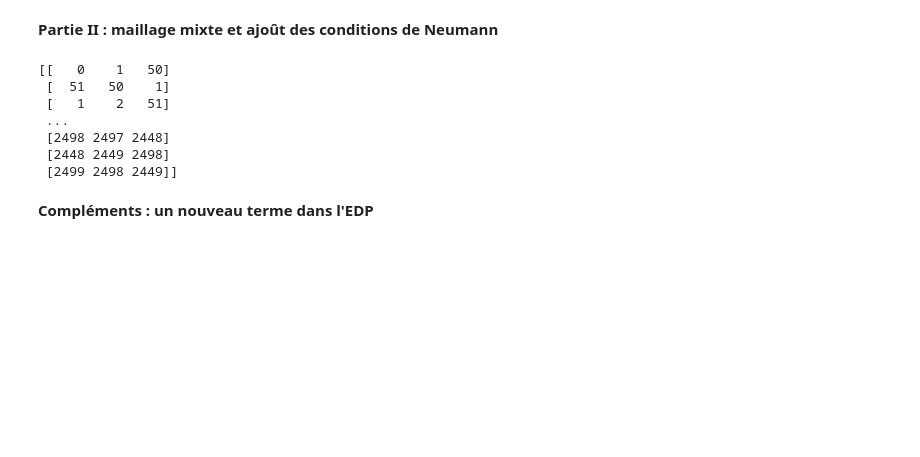
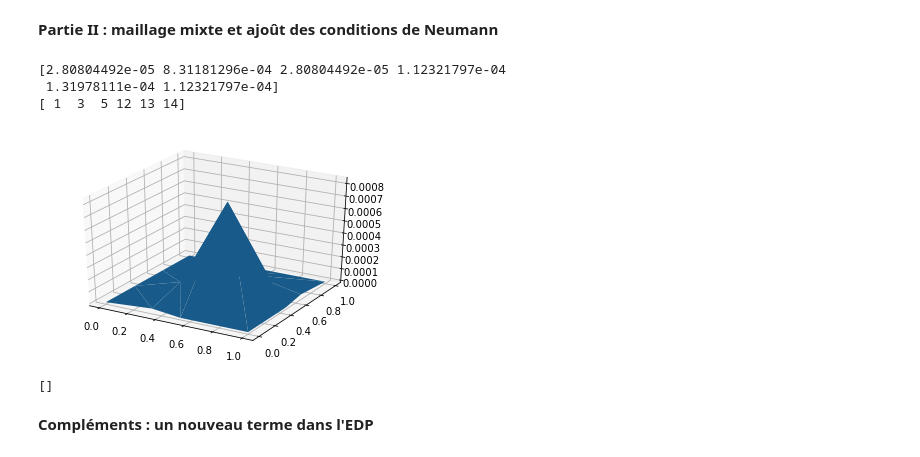
Before and after one commit to AnasSeghrouchni/ENSEEIHT, a Jupyter notebook: 2A/EDP/TP-EDP.ipynb, the cells around one changed output. Drawn from its saved outputs; the diff is of its cells as text; code cells hidden in the pictures; blank space fills up the shorter version.

```diff
--- a/2A/EDP/TP-EDP.ipynb
+++ b/2A/EDP/TP-EDP.ipynb
@@ -204,28 +192,2 @@ print(dirichlet.flatten())
 # %% [markdown]
 **Partie II : maillage mixte et ajoût des conditions de Neumann**
-# %%
-def mat_raideur_elementaire_quadrangle(indice, elements4, coordinates, f):
-    #récupère les points du triangle
-    quadrangle = elements4[indice]
-    #récupère les coordonées des points
-    [x1,y1] = coordinates[quadrangle[0]]
-    [x2,y2] = coordinates[quadrangle[1]]
-    [x3,y3] = coordinates[quadrangle[2]]
-    [x4,y4] = coordinates[quadrangle[3]]
-    #calcul de alpha
-    alpha = (x2 - x1)*(y3 - y1) - (y2 - y1)*(x3 -x1)
-    #calcul des gradients
-    gradients = np.zeros((3,2))
-    gradients[0] = np.multiply([y2 - y3, x3 - x2],(1/alpha))
-    gradients[1] = np.multiply([y3 - y1, x1 - x3],(1/alpha))
-    gradients[2] = np.multiply([y1 - y2, x2 - x1],(1/alpha))
-    #calcul de l'aire du triangle
-    T = alpha / 2
-    #calcul de M
-    M = T * np.dot(gradients,np.transpose(gradients))
-    #calcul du second terme
-    #calcul du barycentre
-    xg = (x1+x2+x3) / 3
-    yg = (y1+y2+y3) / 3
-    z = (alpha / 6)*f(xg, yg)
-    return [M, z]
@@ -232,23 +284,41 @@ def mat_raideur_elementaire_quadrangle(indice, elements4, coordinates, f):
 # %%
 ############################# Maillage mixte ################
 e3=np.array([[1,2,12],[2,3,12],[3,4,14],[4,5,14],[2,15,3],[3,15,4]]).astype(int)
 e4=np.array([[0,1,12,11],[11,12,13,10],[12,3,14,13],[10,13,8,9],[13,14,7,8],[14,5,6,7]]).astype(int)
 dds=np.array([2,15,4,6,7,8,9,10,11,0]).astype(int)
 nns=np.array([[4,5],[5,6],[0,1],[1,2]]).astype(int)
 ccs=np.array([[0.,0.],[0.33333333333333,0],[0.53333333333333,0.],
                       [0.66666666666667,0.33333333333333],[1.,0.47],[1,0.66666666666667],
                      [1.,1.],[0.66666666666667,1.],[0.33333333333333,1.], [0.,1.],
                      [0.,0.66666666666667],[0.,0.33333333333333],[0.33333333333333,0.33333333333333],
                      [0.33333333333333,0.66666666666667],[0.66666666666667,0.66666666666667],[1.,0.]])
+n = 4
+def g(x,y):
+    return 0
+
+def ud(x,y):
+    return 0
+
+def f(x,y):
+    return 1
+
+[A, b] = assemblage_mixte_A(e3, e4, ccs, ud, g, f, dds, nns)
+Abis,bbis,indice = sous_matrice(A,b,dds,n)
+print(np.linalg.solve(Abis, bbis))
+u = np.zeros(n*n)
+for i in dds:
+    u[i] = ud(ccs[i][0],ccs[i][1])
+u[indice] = np.linalg.solve(Abis, bbis)
+print(indice)
+show(ccs,u)
+# %% [output]
+[2.80804492e-05 8.31181296e-04 2.80804492e-05 1.12321797e-04
+ 1.31978111e-04 1.12321797e-04]
+[ 1  3  5 12 13 14]
+[figure, added]
 # %%
-print(elements3)
+print(neumann)
 # %% [output]
-[[   0    1   50]
- [  51   50    1]
- [   1    2   51]
- ...
- [2498 2497 2448]
- [2448 2449 2498]
- [2499 2498 2449]]
+[]
 # %% [markdown]
 **Compléments  :  un nouveau terme dans l'EDP**
```
Also changed, not shown: parts of 4 cells of this notebook, 3 other files.
